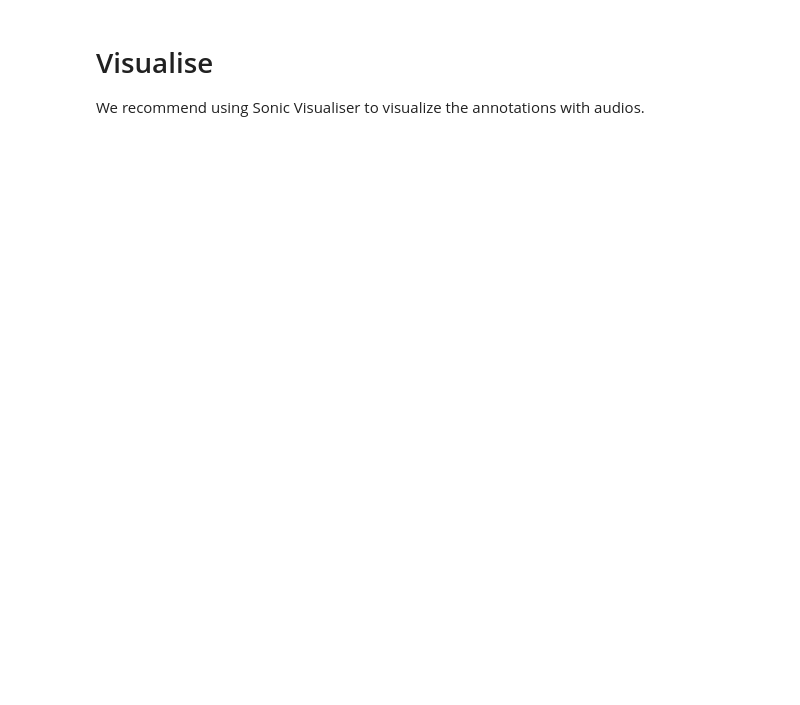
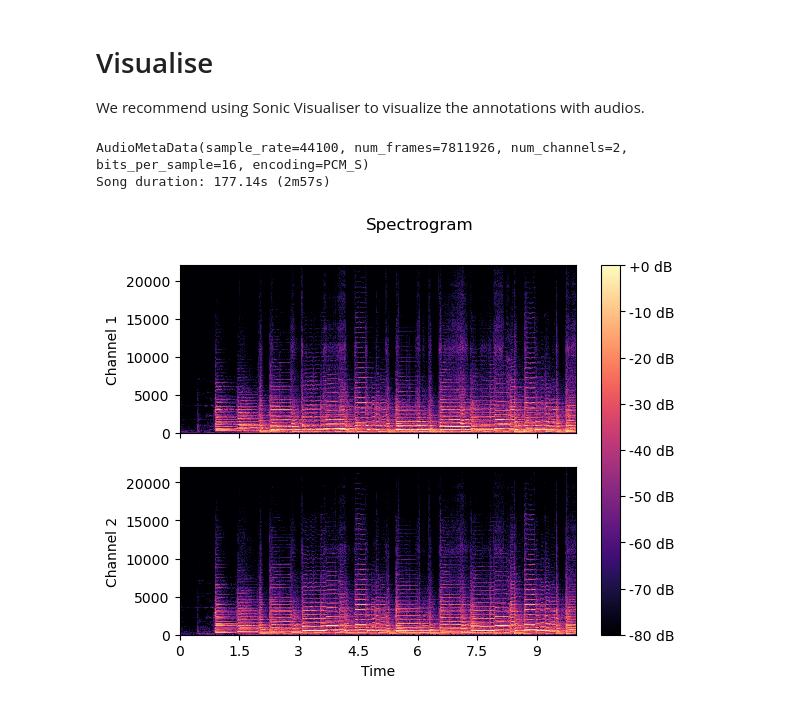
Before and after one commit to jacksonfrye/KLTN-2023, a Jupyter notebook: notebooks/1_dataset.ipynb, the cells around one changed output. Cells and saved outputs as stored; diff of their text form; code cells hidden in the pictures; blank space fills up the shorter version.

```diff
--- a/notebooks/1_dataset.ipynb
+++ b/notebooks/1_dataset.ipynb
@@ -72,0 +130,26 @@ from matplotlib import pyplot as plt
+# %%
+audio_path = '../medleydb/medleydb/data/Audio/Phoenix_ScotchMorris/Phoenix_ScotchMorris_MIX.wav'
+metadata = torchaudio.info(audio_path)
+signal, sample_rate = torchaudio.load(audio_path)
+
+song_duration = metadata.num_frames/metadata.sample_rate # in seconds
+m,s = divmod(song_duration, 60)
+print(metadata)
+print(f'Song duration: {song_duration:.2f}s ({m:.0f}m{s:.0f}s)')
+# %% [output]
+AudioMetaData(sample_rate=44100, num_frames=7811926, num_channels=2, bits_per_sample=16, encoding=PCM_S)
+Song duration: 177.14s (2m57s)
+# %%
+stft_params = {
+    'n_fft': 1024,
+    'win_length': None,
+    'hop_length': 512,
+    'window': "hann",
+    'center': True,
+    'dtype': None,
+    'pad_mode': "constant",
+}
+# %%
+plot_spectrogram(signal.numpy(), sample_rate, convert_to_mel=False, offset=0, n_frame=10*sample_rate, **stft_params)
+# %% [output]
+[figure, added]
```
Also changed, not shown: parts of 6 cells of this notebook, 3 other files.
